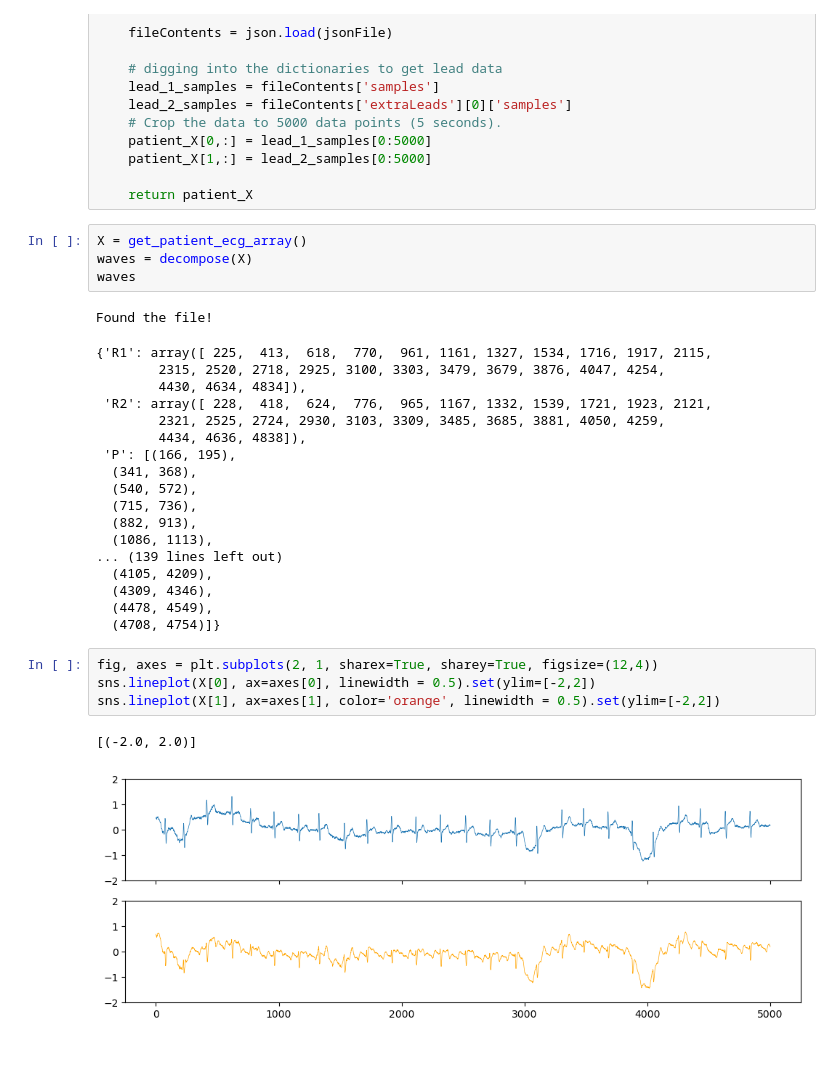
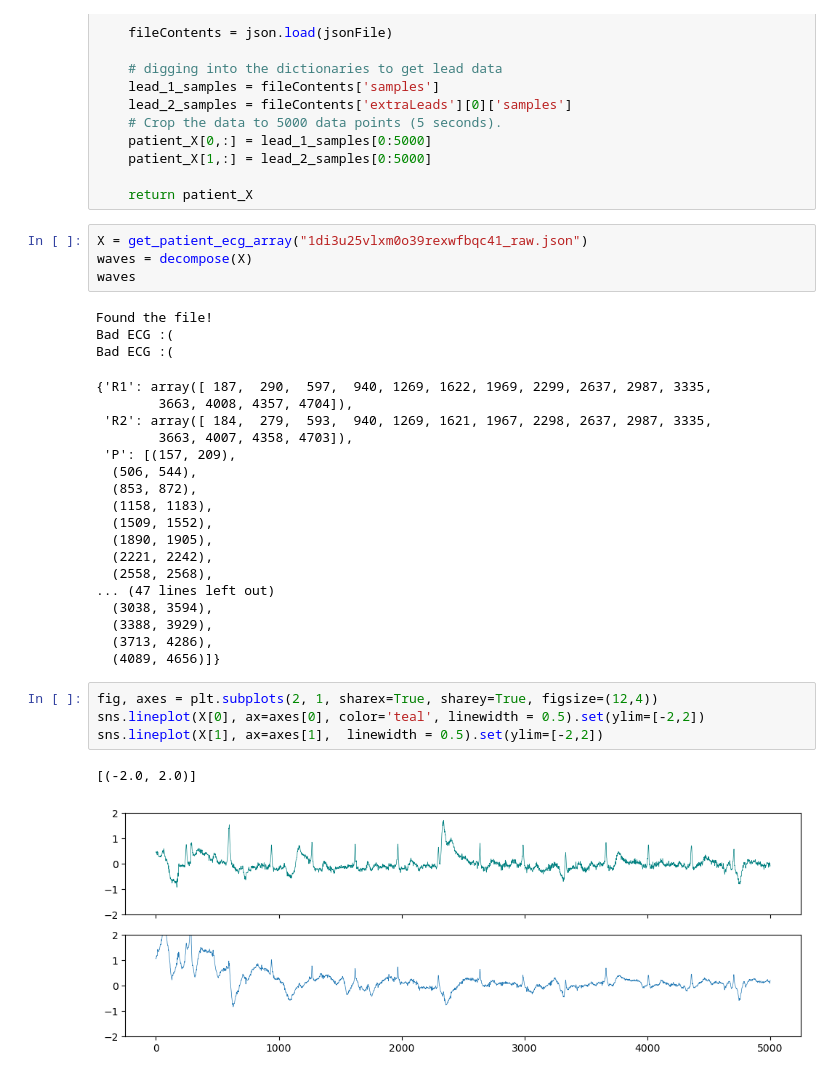
Before and after one commit to ladybuglady/CSE482-XAI, a Jupyter notebook: notebooks/plot_shaply.ipynb, the cells around one changed output. Saved outputs shown, nothing was run; the diff lists cells and outputs as text.

```diff
--- a/notebooks/plot_shaply.ipynb
+++ b/notebooks/plot_shaply.ipynb
@@ -54,32 +55,34 @@ def get_patient_ecg_array(patient_path="1a01rausczag4unrsujivsxzm_raw.json"):
 
     return patient_X
 # %%
-X = get_patient_ecg_array()
+X = get_patient_ecg_array("1di3u25vlxm0o39rexwfbqc41_raw.json")
 waves = decompose(X)
 waves
 # %% [output]
 Found the file!
+Bad ECG :(
+Bad ECG :(
-{'R1': array([ 225,  413,  618,  770,  961, 1161, 1327, 1534, 1716, 1917, 2115,
-        2315, 2520, 2718, 2925, 3100, 3303, 3479, 3679, 3876, 4047, 4254,
-        4430, 4634, 4834]),
- 'R2': array([ 228,  418,  624,  776,  965, 1167, 1332, 1539, 1721, 1923, 2121,
-        2321, 2525, 2724, 2930, 3103, 3309, 3485, 3685, 3881, 4050, 4259,
-        4434, 4636, 4838]),
- 'P': [(166, 195),
-  (341, 368),
-  (540, 572),
-  (715, 736),
-  (882, 913),
-  (1086, 1113),
-... (139 lines left out)
-  (4105, 4209),
-  (4309, 4346),
-  (4478, 4549),
-  (4708, 4754)]}
+{'R1': array([ 187,  290,  597,  940, 1269, 1622, 1969, 2299, 2637, 2987, 3335,
+        3663, 4008, 4357, 4704]),
+ 'R2': array([ 184,  279,  593,  940, 1269, 1621, 1967, 2298, 2637, 2987, 3335,
+        3663, 4007, 4358, 4703]),
+ 'P': [(157, 209),
+  (506, 544),
+  (853, 872),
+  (1158, 1183),
+  (1509, 1552),
+  (1890, 1905),
+  (2221, 2242),
+  (2558, 2568),
+... (47 lines left out)
+  (3038, 3594),
+  (3388, 3929),
+  (3713, 4286),
+  (4089, 4656)]}
 # %%
 fig, axes = plt.subplots(2, 1, sharex=True, sharey=True, figsize=(12,4))
-sns.lineplot(X[0], ax=axes[0], linewidth = 0.5).set(ylim=[-2,2])
-sns.lineplot(X[1], ax=axes[1], color='orange', linewidth = 0.5).set(ylim=[-2,2])
+sns.lineplot(X[0], ax=axes[0], color='teal', linewidth = 0.5).set(ylim=[-2,2])
+sns.lineplot(X[1], ax=axes[1],  linewidth = 0.5).set(ylim=[-2,2])
 # %% [output]
 [(-2.0, 2.0)]
-[figure, old version]
+[figure, new version]
```
Also changed, not shown: parts of 6 cells of this notebook, 8 other files.
